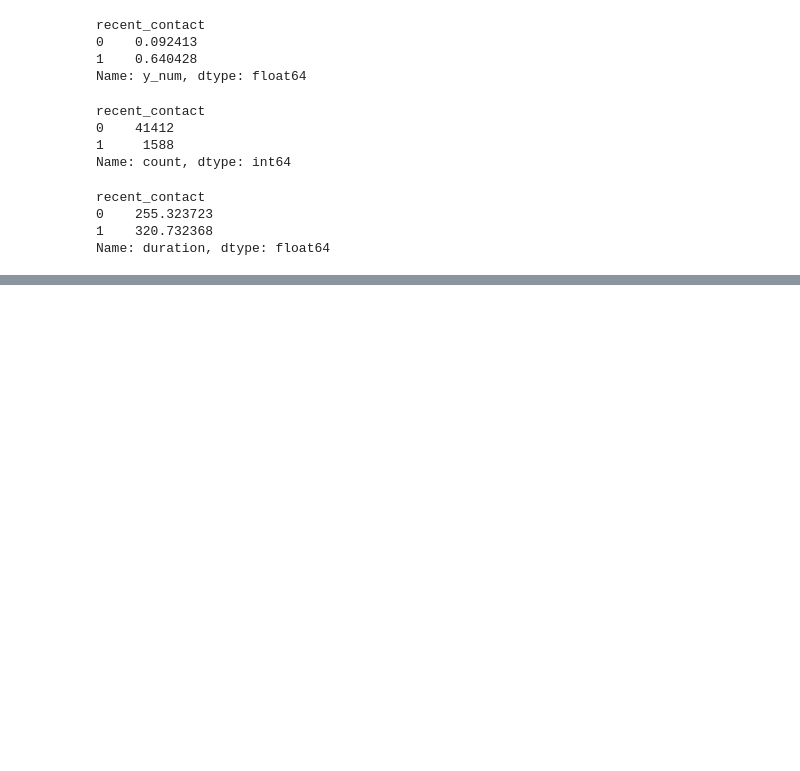
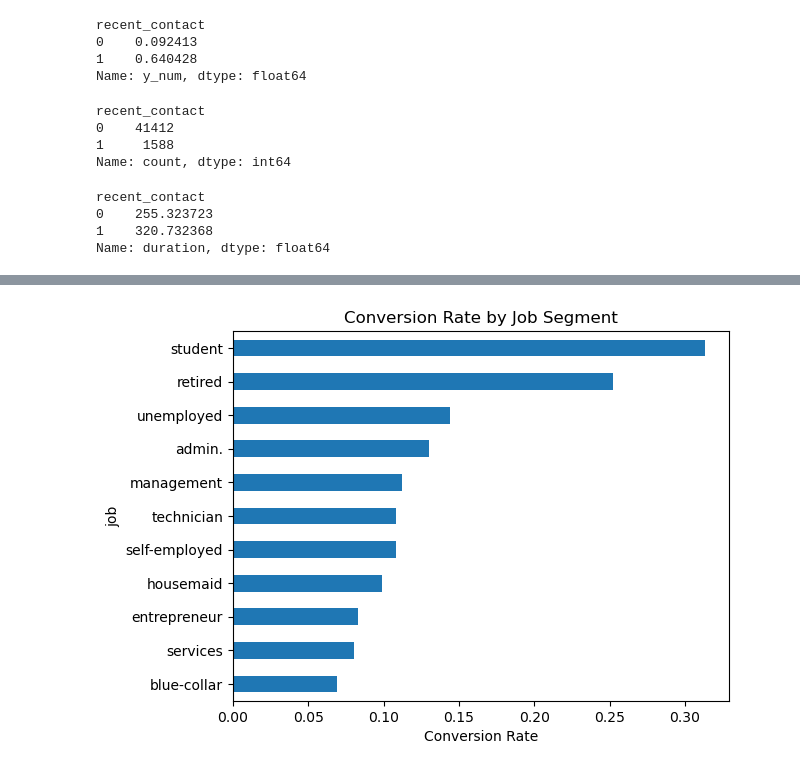
Before and after one commit to Sjoc88/Projects, a Jupyter notebook: Python/DatosProyecto/Analisis.ipynb, the cells around one changed output, grey strips where cells are left out. Drawn from its saved outputs; the diff is of its cells as text; code cells hidden in the pictures; blank space fills up the shorter version.

```diff
--- a/Python/DatosProyecto/Analisis.ipynb
+++ b/Python/DatosProyecto/Analisis.ipynb
@@ -276,0 +533,17 @@ bank.groupby("job")["y_num"].agg(["count", "mean"]).sort_values("mean", ascendin
+# %%
+# Convertion by Job
+
+job_conv = (
+    bank
+    .groupby("job")["y_num"]
+    .mean()
+    .sort_values()
+)
+
+job_conv.plot(kind="barh")
+
+plt.title("Conversion Rate by Job Segment")
+plt.xlabel("Conversion Rate")
+plt.show()
+# %% [output]
+[figure, added]
```
Also changed, not shown: parts of 36 cells of this notebook, 1 other file.
